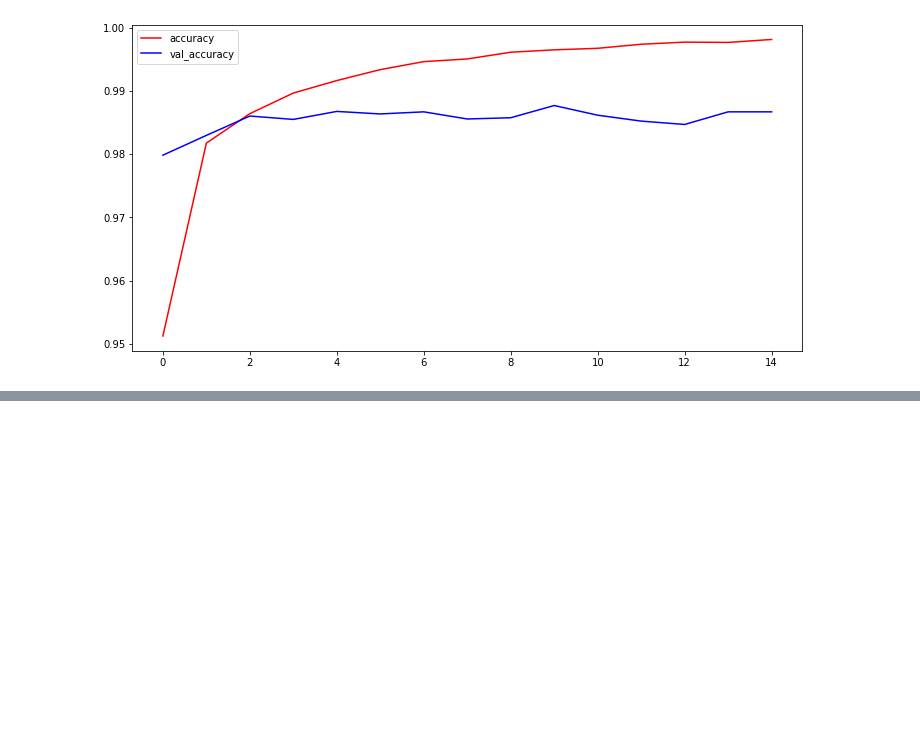
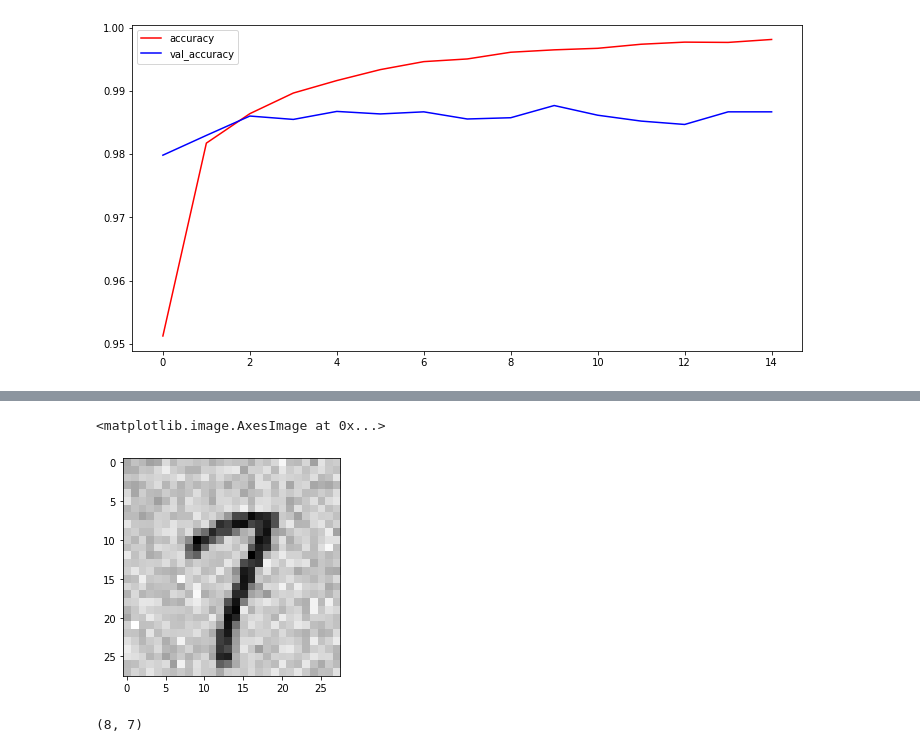
Before and after one commit to pad2012/Python2A, a Jupyter notebook: Dzien11/pad2021_cnn_digits_02.ipynb, the cells around one changed output, grey strips where cells are left out. Saved outputs shown, nothing was run; the diff lists cells and outputs as text; code cells hidden in the pictures; blank space fills up the shorter version.

```diff
--- a/Dzien11/pad2021_cnn_digits_02.ipynb
+++ b/Dzien11/pad2021_cnn_digits_02.ipynb
@@ -78,0 +229,11 @@ plot_accuracy(result)
+# %%
+np.random.seed(0)
+tmp = X_test[IMG_INDEX] + np.random.normal(0.5, 0.1, (28,28))
+plt.imshow(tmp, 'gray_r')
+# %% [output]
+<matplotlib.image.AxesImage at 0x...>
+[figure, added]
+# %%
+np.argmax( model.predict( tmp.reshape(1,28,28,1) ) ) , np.argmax( model2.predict( tmp.reshape(1,28,28,1) ) )
+# %% [output]
+(8, 7)
```
Also changed, not shown: parts of 13 cells of this notebook.
